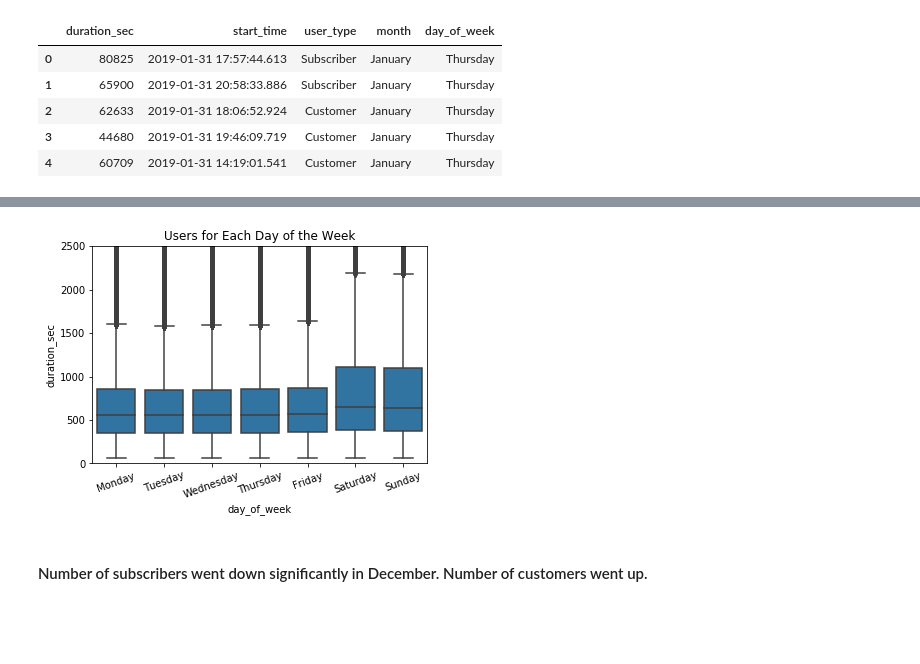
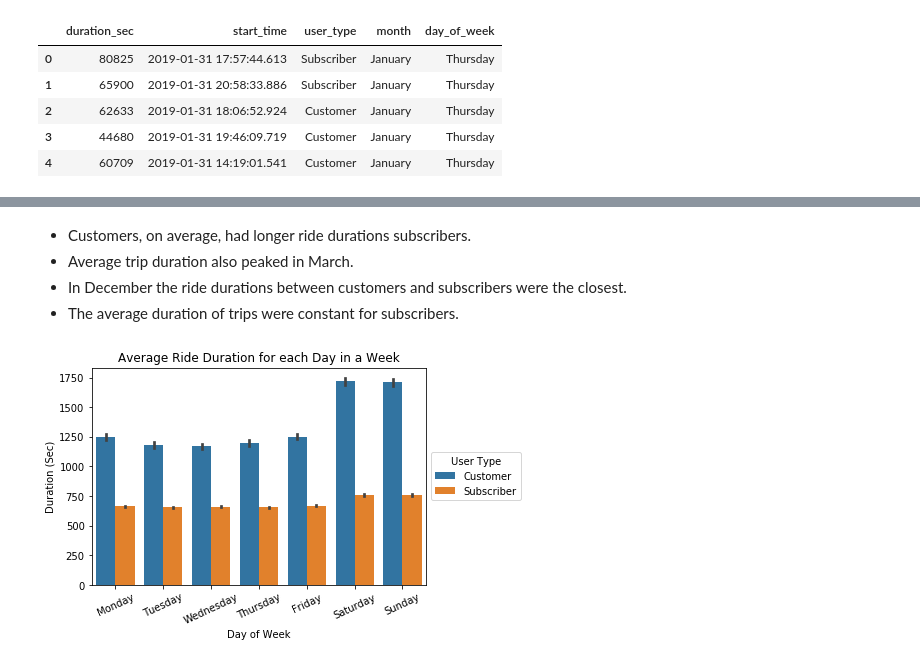
Before and after one commit to schoolkidrich/bike_ridership_sf, a Jupyter notebook: bike_ridership_sf.ipynb, the cells around one changed output, grey strips where cells are left out. Saved outputs shown, nothing was run; the diff lists cells and outputs as text; code cells hidden in the pictures; blank space fills up the shorter version.

```diff
--- a/bike_ridership_sf.ipynb
+++ b/bike_ridership_sf.ipynb
@@ -151,9 +204,14 @@ plt.ylabel('Count');
+# %% [markdown]
+- Customers, on average, had longer ride durations subscribers.
+- Average trip duration also peaked in March.
+- In December the ride durations between customers and subscribers were the closest.
+- The average duration of trips were constant for subscribers.
 # %%
-sb.boxplot(data = df, x = 'day_of_week', y = 'duration_sec', color = base_color)
-plt.ylim(0,2500)
-plt.title('Users for Each Day of the Week')
-plt.xticks(rotation = 20);
+sb.barplot(data = df, x = 'day_of_week', y = 'duration_sec', hue = 'user_type')
+plt.title('Average Ride Duration for each Day in a Week')
+plt.xlabel('Day of Week')
+plt.ylabel('Duration (Sec)')
+plt.legend(title = 'User Type',loc = 6, bbox_to_anchor = (1,.5))
+plt.xticks(rotation = 25);
 # %% [output]
-[figure, old version]
+[figure, new version]
-# %% [markdown]
-#### Number of subscribers went down significantly in December. Number of customers went up.
```
Also changed, not shown: parts of 24 cells of this notebook.
